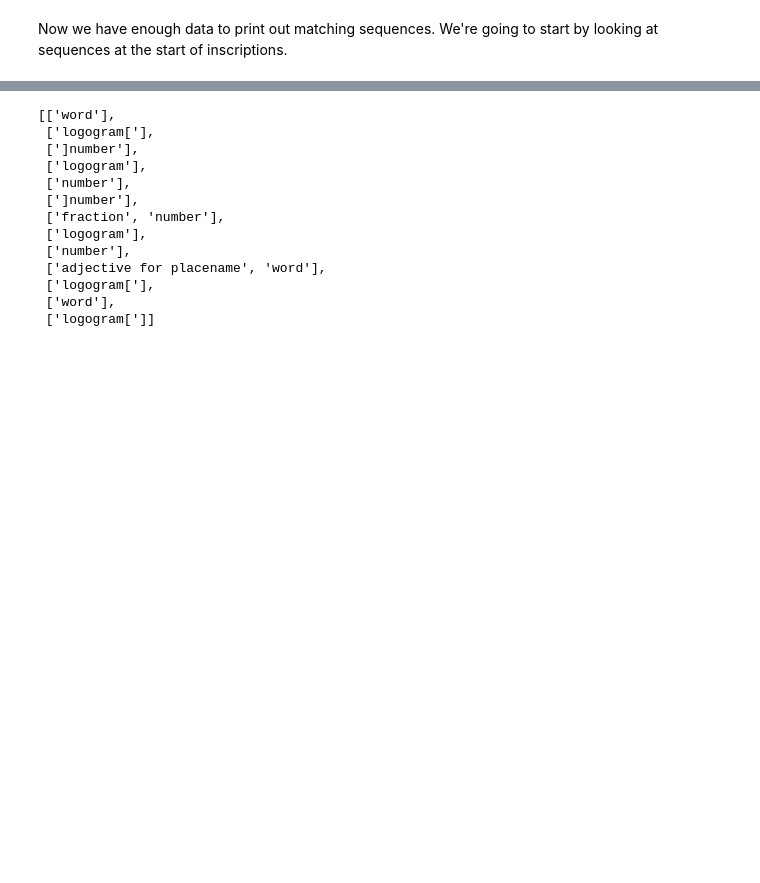
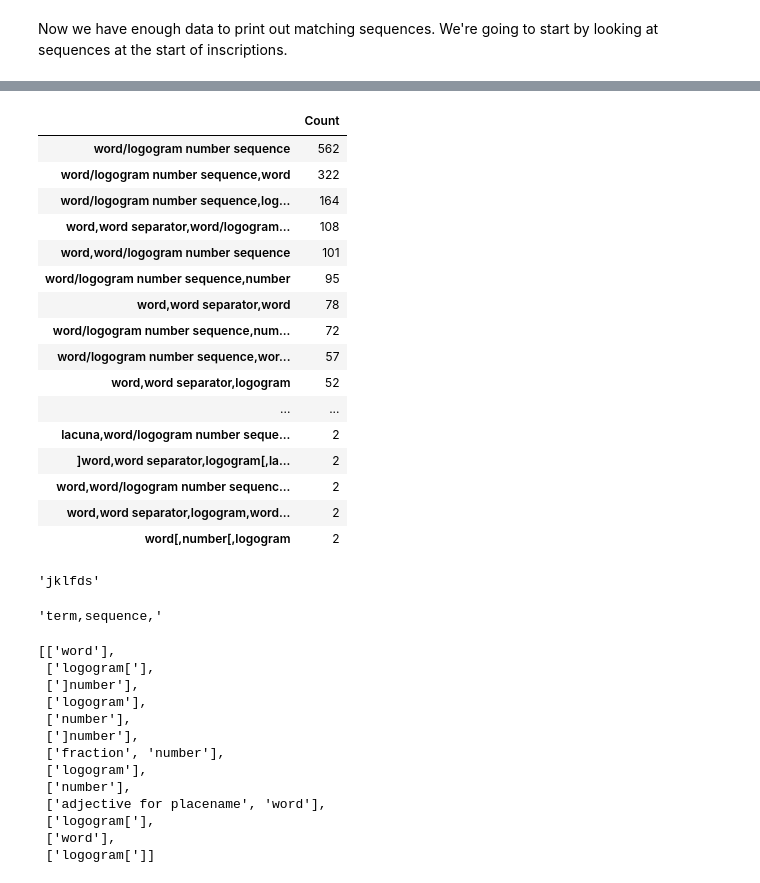
Before and after one commit to mwenge/Minoan-Notebooks, a Jupyter notebook: Analyse Word Patterns in Linear A.ipynb, the cells around one changed output, grey strips where cells are left out. Cells and saved outputs as stored; diff of their text form; code cells hidden in the pictures; blank space fills up the shorter version.

```diff
--- a/Analyse Word Patterns in Linear A.ipynb
+++ b/Analyse Word Patterns in Linear A.ipynb
@@ -499,3 +462,52 @@ display(df.sort_values(by=['Count'], ascending=False))
+# %%
+import re
+
+# Drop sequences that start with a number or a word separator
+matched_sequences = {k:v for k,v in matched_sequences.items()
+                     if not k.startswith("number") and not k.startswith("word sep")}
+
+# Replace sequences of 'word/logogram,number' with 'word/logogram number sequence'.
+regex_matched_sequences = defaultdict(list)
+for k,v in matched_sequences.items():
+    nk = re.sub('((logogram|word),number(,)?)+', 'word/logogram number sequence,', k)
+    regex_matched_sequences[nk[:-1] if nk.endswith(',') else nk] += [k]
+
+# Get and print a count of these.
+mat_seq_cnt = {k: sum([len(matched_sequences[seq]) for seq in seqs])
+               for k,seqs in regex_matched_sequences.items()}
+
+df = pd.DataFrame(mat_seq_cnt.values(), columns = ["Count"])
+df.set_axis(mat_seq_cnt.keys(), axis='index', inplace=True)
+display(df.sort_values(by=['Count'], ascending=False))
+# %% [output]
+|  | Count |
+| word/logogram number sequence | 562 |
+| word/logogram number sequence,word | 322 |
+| word/logogram number sequence,log... | 164 |
+| word,word separator,word/logogram... | 108 |
+| word,word/logogram number sequence | 101 |
+| word/logogram number sequence,number | 95 |
+| word,word separator,word | 78 |
+| word/logogram number sequence,num... | 72 |
+| word/logogram number sequence,wor... | 57 |
+| word,word separator,logogram | 52 |
+| ... | ... |
+| lacuna,word/logogram number seque... | 2 |
+| ]word,word separator,logogram[,la... | 2 |
+| word,word/logogram number sequenc... | 2 |
+| word,word separator,logogram,word... | 2 |
+| word[,number[,logogram | 2 |
+# %%
+string = "jklfds,"
+string[:-1]
+# %% [output]
+'jklfds'
+# %%
+import re
+l = "term,logogram,number,word,number,word,number,logogram,number,word,number"
+re.sub('((logogram|word),number(,)?)+', r'sequence\3',l)
+# %% [output]
+'term,sequence,'
 # %%
 word_structures["HT24a"]
 # %% [output]
```
Also changed, not shown: parts of 7 cells of this notebook, 2 other files.
